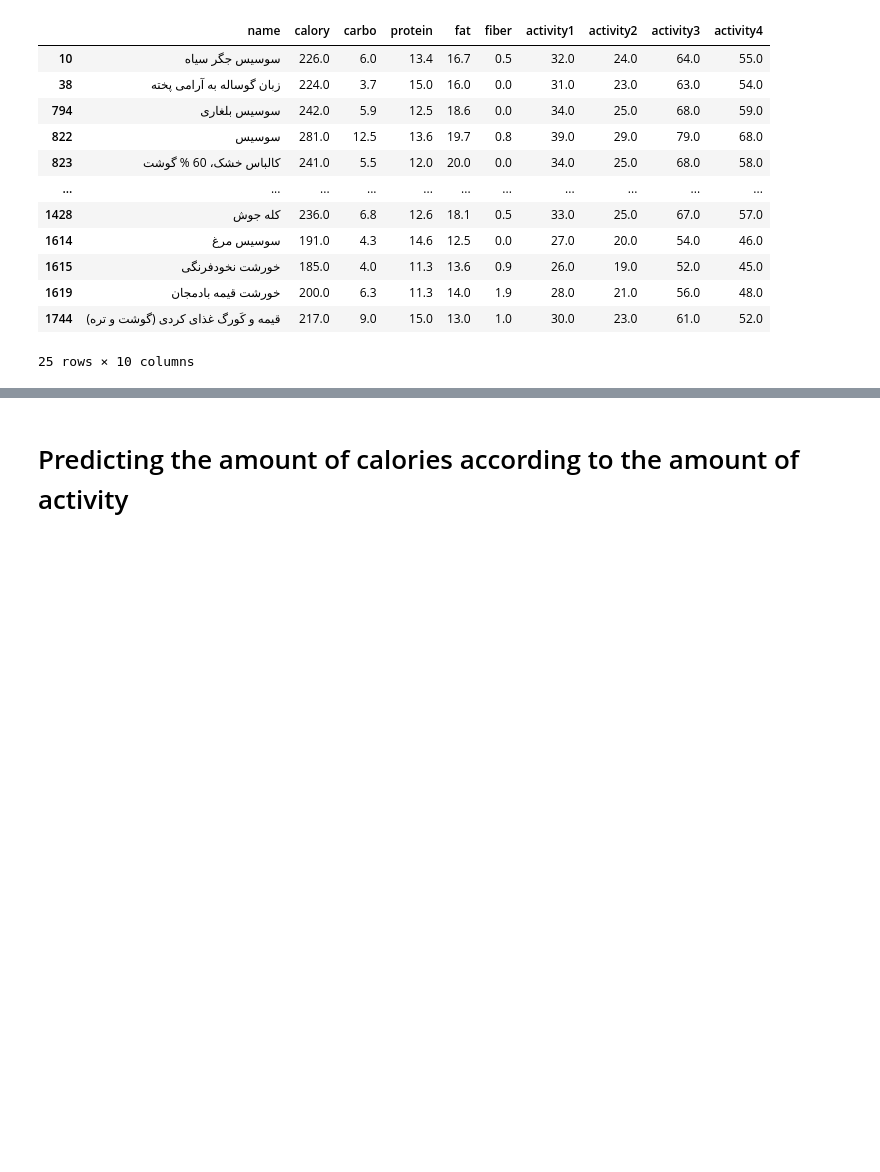
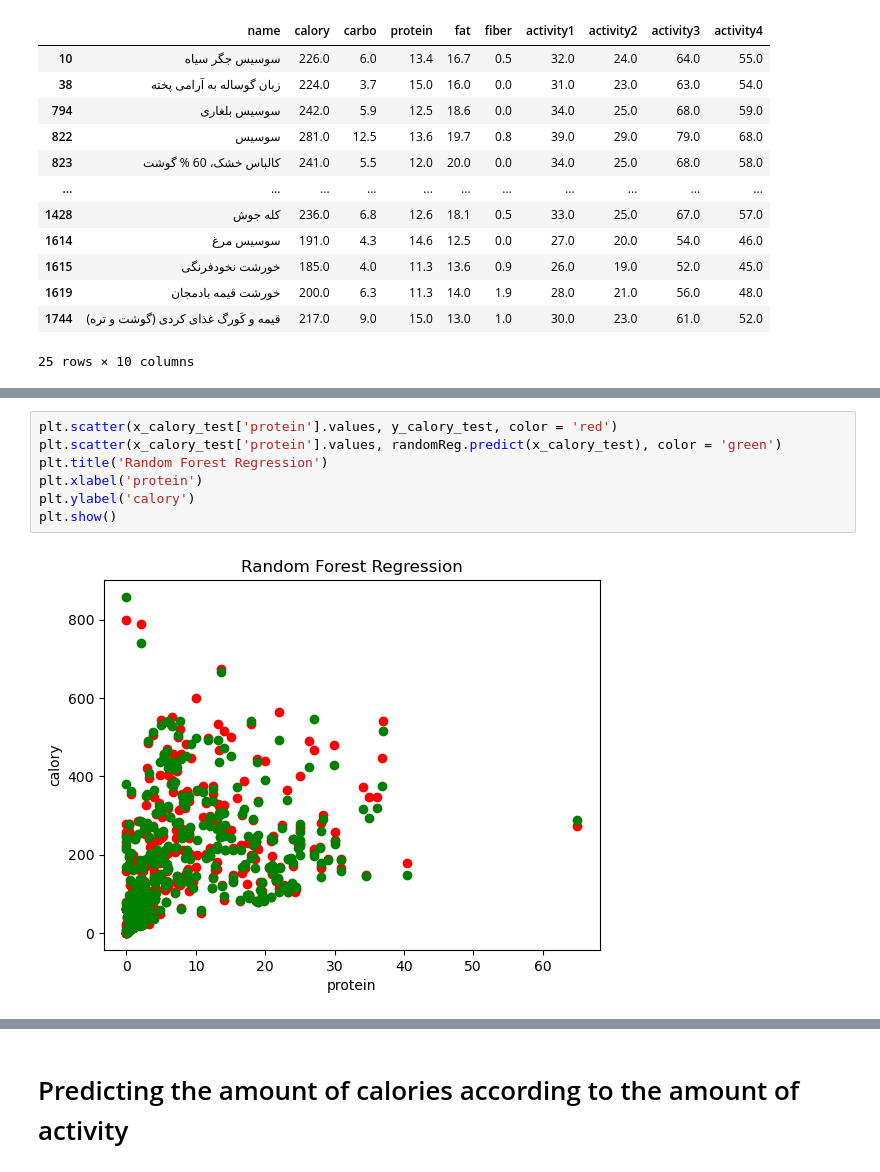
Before and after one commit to saeidEmadi/scrapeForMankan, a Jupyter notebook: MankanResults.ipynb, the cells around one changed output, grey strips where cells are left out. Saved outputs shown, nothing was run; the diff lists cells and outputs as text; blank space fills up the shorter version.

```diff
--- a/MankanResults.ipynb
+++ b/MankanResults.ipynb
@@ -207,0 +258,9 @@ data.loc[(carbo + alpha > data['carbo']) & (carbo - alpha < data['carbo'])
+# %%
+plt.scatter(x_calory_test['protein'].values, y_calory_test, color = 'red')
+plt.scatter(x_calory_test['protein'].values, randomReg.predict(x_calory_test), color = 'green')
+plt.title('Random Forest Regression')
+plt.xlabel('protein')
+plt.ylabel('calory')
+plt.show()
+# %% [output]
+[figure, added]
```
Also changed, not shown: parts of 19 cells of this notebook.
